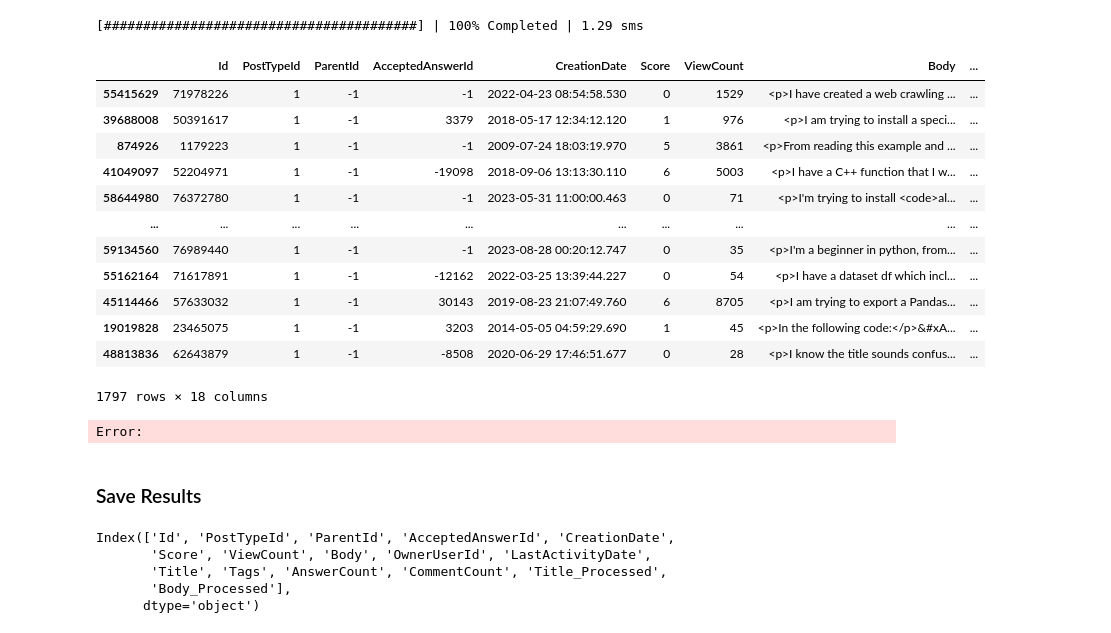
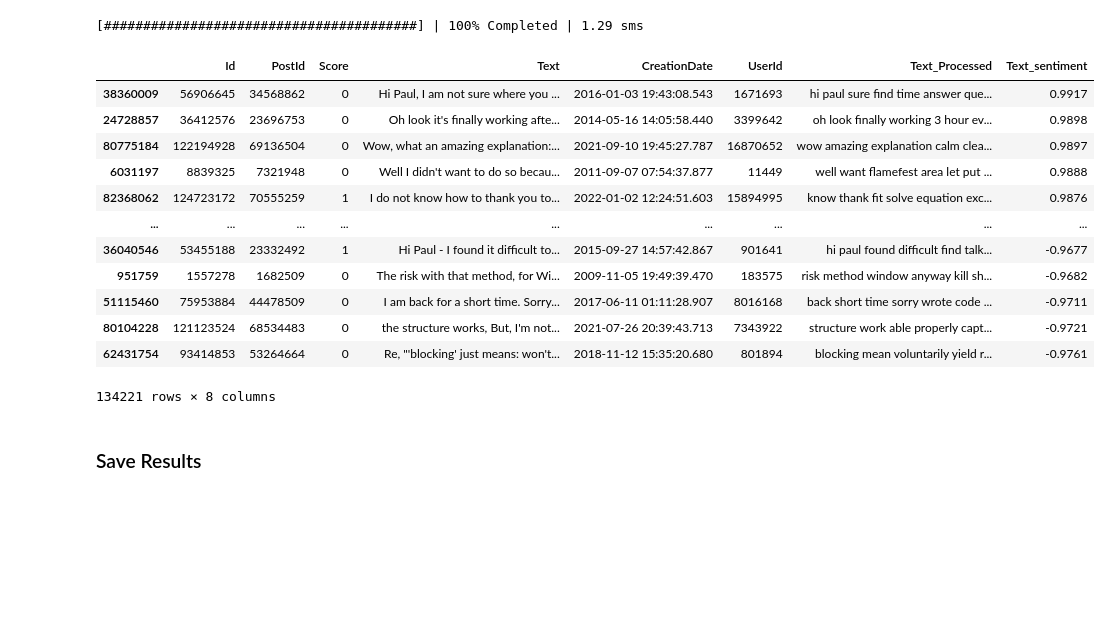
Before and after one commit to pierrehogenhaug/compToolsForDSProject, a Jupyter notebook: sentiment_intensity_analyzer.ipynb, the cells around one changed output. Saved outputs shown, nothing was run; the diff lists cells and outputs as text; code cells hidden in the pictures; blank space fills up the shorter version.

Commit message:
Sentiment calculations

```diff
--- a/sentiment_intensity_analyzer.ipynb
+++ b/sentiment_intensity_analyzer.ipynb
@@ -45,17 +59,26 @@ df_posts
 filtered_posts_df = df_posts[df_posts['PostTypeId'].isin([1, 2])]
 
 # Calculating post and comment counts for each user
-user_posts_count = filtered_posts_df.groupby('OwnerUserId').size().rename('PostCount')
+user_posts_count = filtered_posts_df[filtered_posts_df['PostTypeId'] == 1].groupby('OwnerUserId').size().rename('PostCount')
+user_answers_count = filtered_posts_df[filtered_posts_df['PostTypeId'] == 2].groupby('OwnerUserId').size().rename('AnswerCount')
 user_comments_count = df_comments.groupby('UserId').size().rename('CommentCount')
 
+#Calculating the number of accepted answers for each user
+accepted_answers_ids = set(filtered_posts_df[filtered_posts_df['PostTypeId'] == 1]['AcceptedAnswerId'])
+user_accepted_answers_count = filtered_posts_df[(filtered_posts_df['PostTypeId'] == 2) & (filtered_posts_df['Id'].isin(accepted_answers_ids))].groupby('OwnerUserId').size().rename('AcceptedAnswerCount')
+
+
 # Merging counts with user data and filling missing values
-user_data = df_users.merge(user_posts_count, left_on='Id', right_index=True, how='left') \
-                    .merge(user_comments_count, left_on='Id', right_index=True, how='left') \
-                    .fillna({'PostCount': 0, 'CommentCount': 0})
+user_data = df_users.merge(user_posts_count, left_on='Id',  right_on='OwnerUserId', how='left') \
+                    .merge(user_comments_count, left_on='Id', right_on='UserId', how='left') \
+                    .merge(user_accepted_answers_count, left_on='Id', right_on='OwnerUserId', how='left') \
+                    .merge(user_answers_count, left_on='Id', right_on='OwnerUserId', how='left') \
+                    .fillna({'PostCount': 0, 'CommentCount': 0, 'AcceptedAnswerCount': 0, 'AnswerCount': 0})
 
 # Adding a column for total activity and filtering for active users
-active_users = user_data.assign(TotalActivity=lambda x: x['PostCount'] + x['CommentCount'])
+active_users = user_data.assign(TotalActivity=lambda x: x['PostCount'] + x['CommentCount'] + x['AnswerCount'])
 active_users = active_users[active_users['TotalActivity'] > 50]
+active_users = active_users.sample(frac=0.1)
 
 # Creating a set of active user IDs
 active_user_ids = set(active_users['Id'])
@@ -74,10 +97,17 @@ active_user_post_ids = set(filtered_active_posts_df['Id'])
 active_user_answers = filtered_posts_df[(filtered_posts_df['PostTypeId'] == 2) & (filtered_posts_df['OwnerUserId'].isin(active_user_ids))]
 active_user_answer_parent_ids = set(active_user_answers['ParentId'])
 
+# Average answer and post score for each user
+avg_answer_score = active_user_answers.groupby('OwnerUserId')['Score'].mean().rename('AvgAnswerScore')
+avg_post_score = filtered_active_posts_df[filtered_active_posts_df['PostTypeId'] == 1].groupby('OwnerUserId')['Score'].mean().rename('AvgPostScore')
+
+
+active_users = active_users.merge(avg_answer_score, left_on='Id', right_on='OwnerUserId', how='left').fillna({'AvgAnswerScore': 0}) \
+    .merge(avg_post_score, left_on='Id', right_on='OwnerUserId', how='left').fillna({'AvgPostScore': 0})
+active_users['AcceptedAnswerFraction'] = active_users['AcceptedAnswerCount'] / active_users['AnswerCount']
+
 # Filtering comments for active users and their related posts
-filtered_comments = df_comments[(df_comments['UserId'].isin(active_user_ids)) |
-                                (df_comments['PostId'].isin(active_user_post_ids)) |
-                                (df_comments['PostId'].isin(active_user_answer_parent_ids))].drop_duplicates()
+filtered_comments = df_comments[(df_comments['PostId'].isin(active_user_answers['Id']))].drop_duplicates()
 
 # Printing shapes for comparison
 print("Questions DataFrame shape:", df_posts.shape)
@@ -152,7 +198,8 @@ print(filtered_comments.shape)
 print(filtered_active_posts_df.shape)
 
 # Removing entries with -1 in UserId and OwnerUserId columns
-filtered_comments = filtered_comments[filtered_comments['UserId'] != -1]
+#filtered_comments = filtered_comments[filtered_comments['UserId'] != -1]
+
 filtered_active_posts_df = filtered_active_posts_df[filtered_active_posts_df['OwnerUserId'] != -1]
 
 print(filtered_comments.shape)
@@ -288,22 +335,21 @@ with ProgressBar():
 # %% [output]
 [########################################] | 100% Completed | 1.29 sms
 # %%
-df_posts_result.sort_values(by='title_sentiment', ascending=True)
+df_comments_result.sort_values(by='Text_sentiment', ascending=False)
 # %% [output]
-|  | Id | PostTypeId | ParentId | AcceptedAnswerId | CreationDate | Score | ViewCount | Body | ... |
-| 55415629 | 71978226 | 1 | -1 | -1 | 2022-04-23 08:54:58.530 | 0 | 1529 | <p>I have created a web crawling ... | ... |
-| 39688008 | 50391617 | 1 | -1 | 3379 | 2018-05-17 12:34:12.120 | 1 | 976 | <p>I am trying to install a speci... | ... |
-| 874926 | 1179223 | 1 | -1 | -1 | 2009-07-24 18:03:19.970 | 5 | 3861 | <p>From reading this example and ... | ... |
-| 41049097 | 52204971 | 1 | -1 | -19098 | 2018-09-06 13:13:30.110 | 6 | 5003 | <p>I have a C++ function that I w... | ... |
-| 58644980 | 76372780 | 1 | -1 | -1 | 2023-05-31 11:00:00.463 | 0 | 71 | <p>I'm trying to install <code>al... | ... |
-| ... | ... | ... | ... | ... | ... | ... | ... | ... | ... |
-| 59134560 | 76989440 | 1 | -1 | -1 | 2023-08-28 00:20:12.747 | 0 | 35 | <p>I'm a beginner in python, from... | ... |
-| 55162164 | 71617891 | 1 | -1 | -12162 | 2022-03-25 13:39:44.227 | 0 | 54 | <p>I have a dataset df which incl... | ... |
-| 45114466 | 57633032 | 1 | -1 | 30143 | 2019-08-23 21:07:49.760 | 6 | 8705 | <p>I am trying to export a Pandas... | ... |
-| 19019828 | 23465075 | 1 | -1 | 3203 | 2014-05-05 04:59:29.690 | 1 | 45 | <p>In the following code:</p>&#xA... | ... |
-| 48813836 | 62643879 | 1 | -1 | -8508 | 2020-06-29 17:46:51.677 | 0 | 28 | <p>I know the title sounds confus... | ... |
+|  | Id | PostId | Score | Text | CreationDate | UserId | Text_Processed | Text_sentiment |
+| 38360009 | 56906645 | 34568862 | 0 | Hi Paul, I am not sure where you ... | 2016-01-03 19:43:08.543 | 1671693 | hi paul sure find time answer que... | 0.9917 |
+| 24728857 | 36412576 | 23696753 | 0 | Oh look it's finally working afte... | 2014-05-16 14:05:58.440 | 3399642 | oh look finally working 3 hour ev... | 0.9898 |
+| 80775184 | 122194928 | 69136504 | 0 | Wow, what an amazing explanation:... | 2021-09-10 19:45:27.787 | 16870652 | wow amazing explanation calm clea... | 0.9897 |
+| 6031197 | 8839325 | 7321948 | 0 | Well I didn't want to do so becau... | 2011-09-07 07:54:37.877 | 11449 | well want flamefest area let put ... | 0.9888 |
+| 82368062 | 124723172 | 70555259 | 1 | I do not know how to thank you to... | 2022-01-02 12:24:51.603 | 15894995 | know thank fit solve equation exc... | 0.9876 |
+| ... | ... | ... | ... | ... | ... | ... | ... | ... |
+| 36040546 | 53455188 | 23332492 | 1 | Hi Paul - I found it difficult to... | 2015-09-27 14:57:42.867 | 901641 | hi paul found difficult find talk... | -0.9677 |
+| 951759 | 1557278 | 1682509 | 0 | The risk with that method, for Wi... | 2009-11-05 19:49:39.470 | 183575 | risk method window anyway kill sh... | -0.9682 |
+| 51115460 | 75953884 | 44478509 | 0 | I am back for a short time. Sorry... | 2017-06-11 01:11:28.907 | 8016168 | back short time sorry wrote code ... | -0.9711 |
+| 80104228 | 121123524 | 68534483 | 0 | the structure works, But, I'm not... | 2021-07-26 20:39:43.713 | 7343922 | structure work able properly capt... | -0.9721 |
+| 62431754 | 93414853 | 53264664 | 0 | Re, "'blocking' just means: won't... | 2018-11-12 15:35:20.680 | 801894 | blocking mean voluntarily yield r... | -0.9761 |
-1797 rows × 18 columns
+134221 rows × 8 columns
-Error:
 # %% [markdown]
 ### Save Results
 # %%
@@ -312,8 +357,0 @@ df_posts_result.to_pickle('df_posts_result.pkl')
-# %%
-df_posts_result.columns
-# %% [output]
-Index(['Id', 'PostTypeId', 'ParentId', 'AcceptedAnswerId', 'CreationDate',
-       'Score', 'ViewCount', 'Body', 'OwnerUserId', 'LastActivityDate',
-       'Title', 'Tags', 'AnswerCount', 'CommentCount', 'Title_Processed',
-       'Body_Processed'],
-      dtype='object')
```
Also changed, not shown: parts of 17 cells of this notebook.
